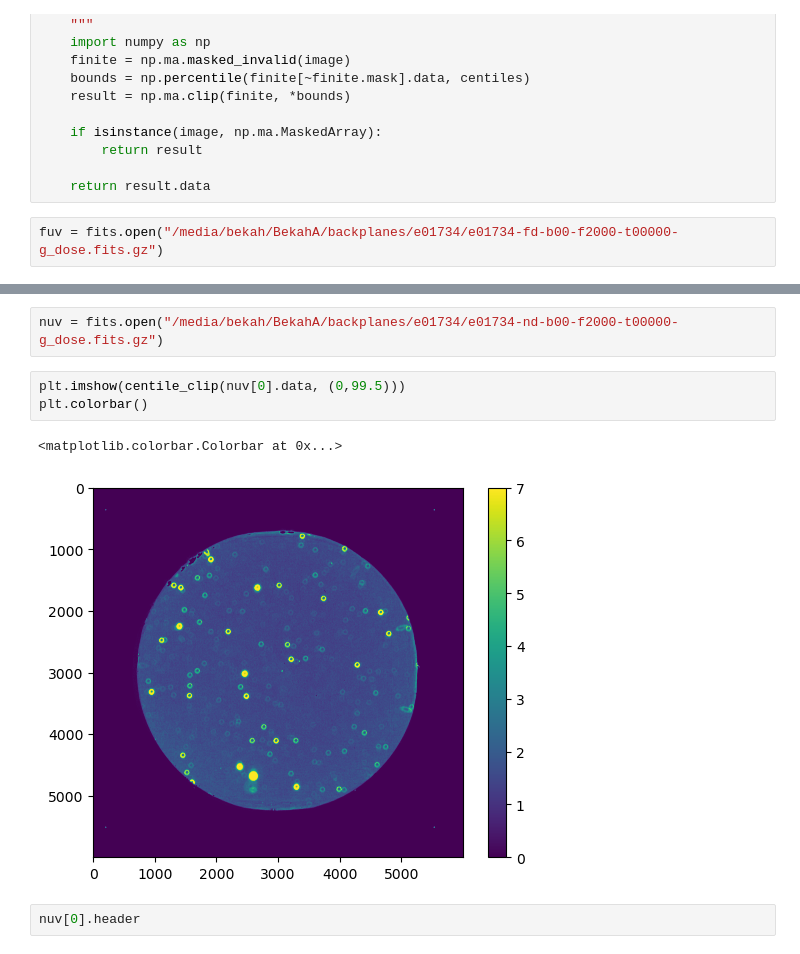
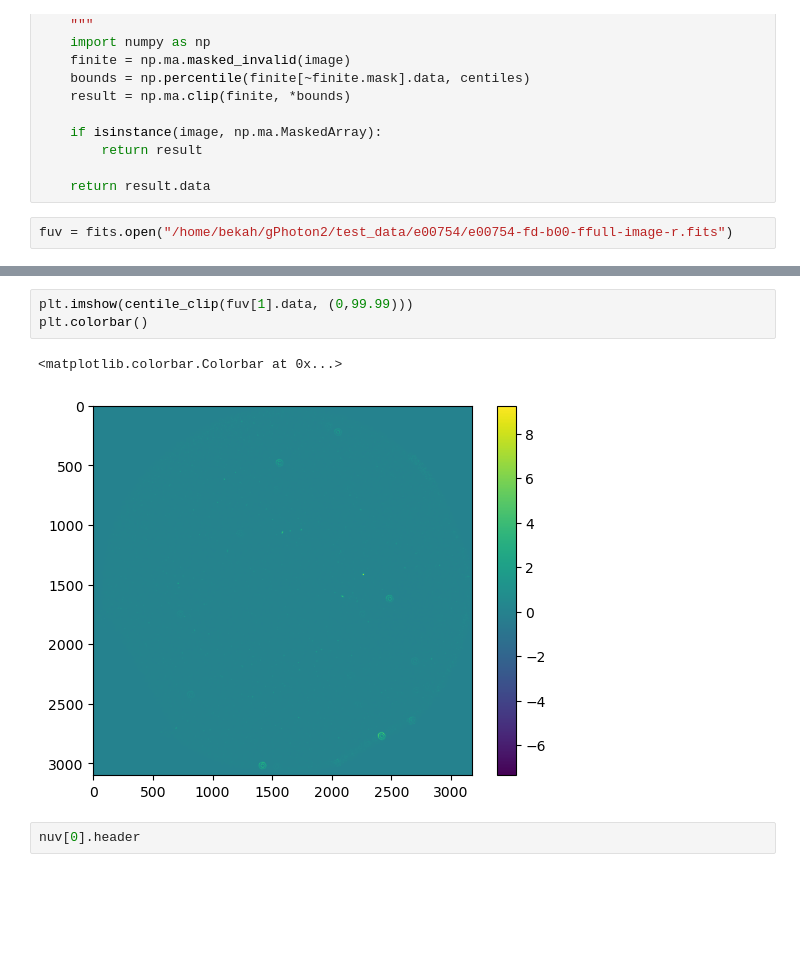
Before and after one commit to MillionConcepts/glcat, a Jupyter notebook: fuv offset dose.ipynb, the cells around one changed output, grey strips where cells are left out. Saved outputs shown, nothing was run; the diff lists cells and outputs as text; blank space fills up the shorter version.

```diff
--- a/fuv offset dose.ipynb
+++ b/fuv offset dose.ipynb
@@ -26,7 +26,7 @@ def centile_clip(image, centiles=(0, 99)):
 
     return result.data
 # %%
-fuv = fits.open("/media/bekah/BekahA/backplanes/e01734/e01734-fd-b00-f2000-t00000-g_dose.fits.gz")
+fuv = fits.open("/home/bekah/gPhoton2/test_data/e00754/e00754-fd-b00-ffull-image-r.fits")
 # %%
 fuv
 # %% [output]
@@ -40,11 +34,9 @@ plt.colorbar()
-# %%
-nuv = fits.open("/media/bekah/BekahA/backplanes/e01734/e01734-nd-b00-f2000-t00000-g_dose.fits.gz")
 # %%
-plt.imshow(centile_clip(nuv[0].data, (0,99.5)))
+plt.imshow(centile_clip(fuv[1].data, (0,99.99)))
 plt.colorbar()
 # %% [output]
 <matplotlib.colorbar.Colorbar at 0x...>
-[figure, old version]
+[figure, new version]
 # %%
 nuv[0].header
 # %% [output]
```
Also changed, not shown: parts of 2 cells of this notebook, 4 other files.
